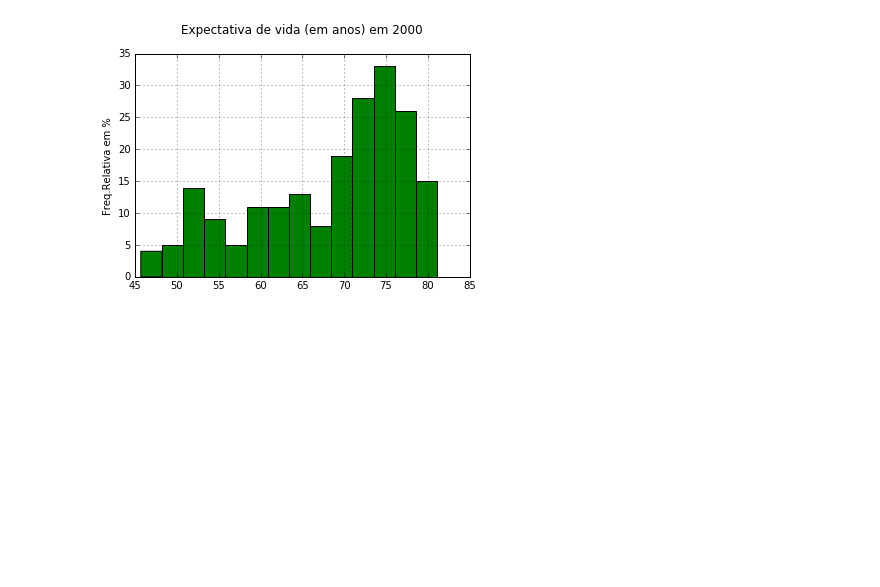
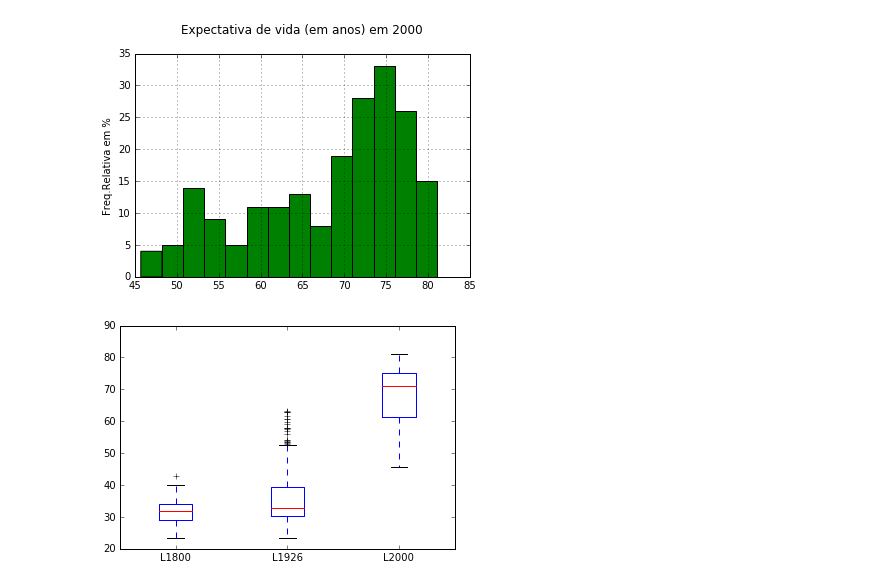
Before and after one commit to guigs10mil/CD-1, a Jupyter notebook: aula03/Aula03 Atividade Variáveis Quantitativas com Expectativa de Vida.ipynb, the cells around one changed output. Cells and saved outputs as stored; diff of their text form; code cells hidden in the pictures; blank space fills up the shorter version.

```diff
--- a/aula03/Aula03 Atividade Variáveis Quantitativas com Expectativa de Vida.ipynb
+++ b/aula03/Aula03 Atividade Variáveis Quantitativas com Expectativa de Vida.ipynb
@@ -137,3 +137,7 @@ plt.title('Expectativa de vida (em anos) em 2000\n')
 plt.grid(True)
 # %% [output]
 [figure]
+# %%
+plot = dados.plot(kind='box')
+# %% [output]
+[figure, added]
```
Also changed, not shown: parts of 1 cell of this notebook.
